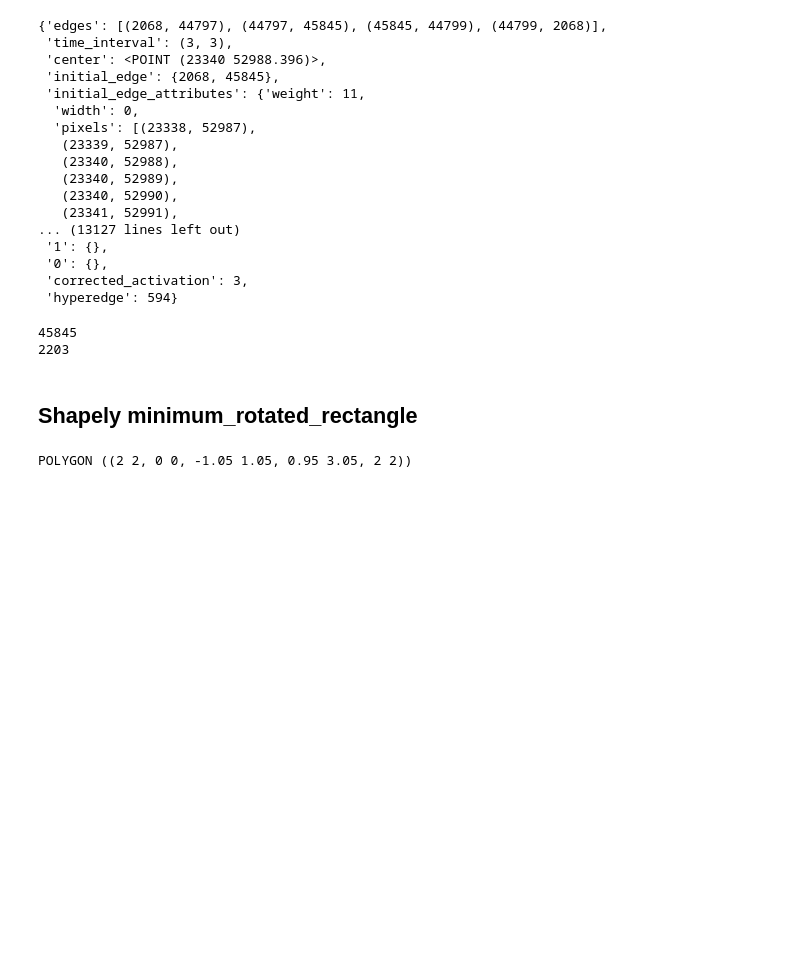
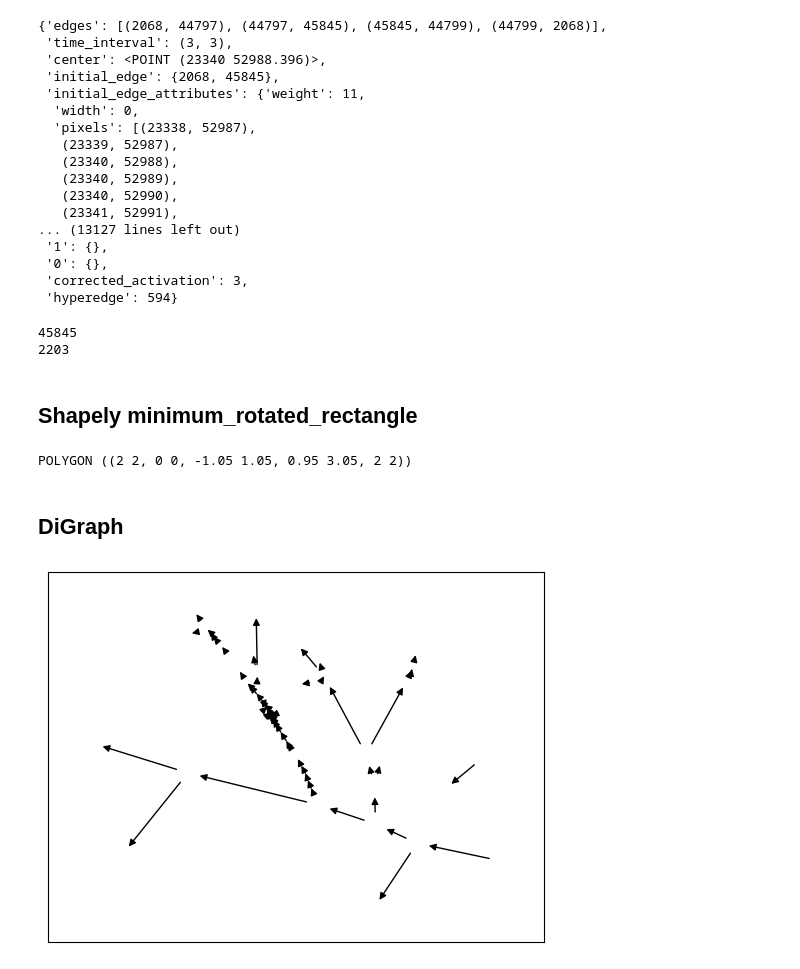
Before and after one commit to amin942001/STHype, a Jupyter notebook: examples/amftrack.ipynb, the cells around one changed output. Drawn from its saved outputs; the diff is of its cells as text; code cells hidden in the pictures; blank space fills up the shorter version.

Commit message:
get_graph_at

```diff
--- a/examples/amftrack.ipynb
+++ b/examples/amftrack.ipynb
@@ -719,3 +719,33 @@ mp = MultiPoint([[0,0], [2,2], [1,2], [-1, 1], [0,2.1] ])
 print(mp.minimum_rotated_rectangle)
 # %% [output]
 POLYGON ((2 2, 0 0, -1.05 1.05, 0.95 3.05, 2 2))
+# %% [markdown]
+## DiGraph
+# %%
+stg._directed_graph_gathered=False
+dg = stg.get_directed_graph()
+# %%
+def in_region(
+    point: Point,
+    region: tuple[tuple[float, float], tuple[float, float]],
+) -> bool:
+    return (
+        region[0][0] < point.x
+        and point.x < region[1][0]
+        and region[0][1] < point.y
+        and point.y < region[1][1]
+    )
+# %%
+from networkx import draw_networkx
+region=((21000, 40000), (23000, 42000))
+
+edgelist=[]
+for node1, node2 in dg.edges:
+    if in_region(stg.positions[node1], region) or in_region(stg.positions[node2], region):
+        edgelist.append((node1, node2))
+
+pos = {node: (point.x, point.y) for node, point in stg.positions.items()}
+
+draw_networkx(dg, pos, with_labels=False, nodelist=[], edgelist=edgelist)
+# %% [output]
+[figure, added]
```
Also changed, not shown: parts of 15 cells of this notebook, 1 other file.
